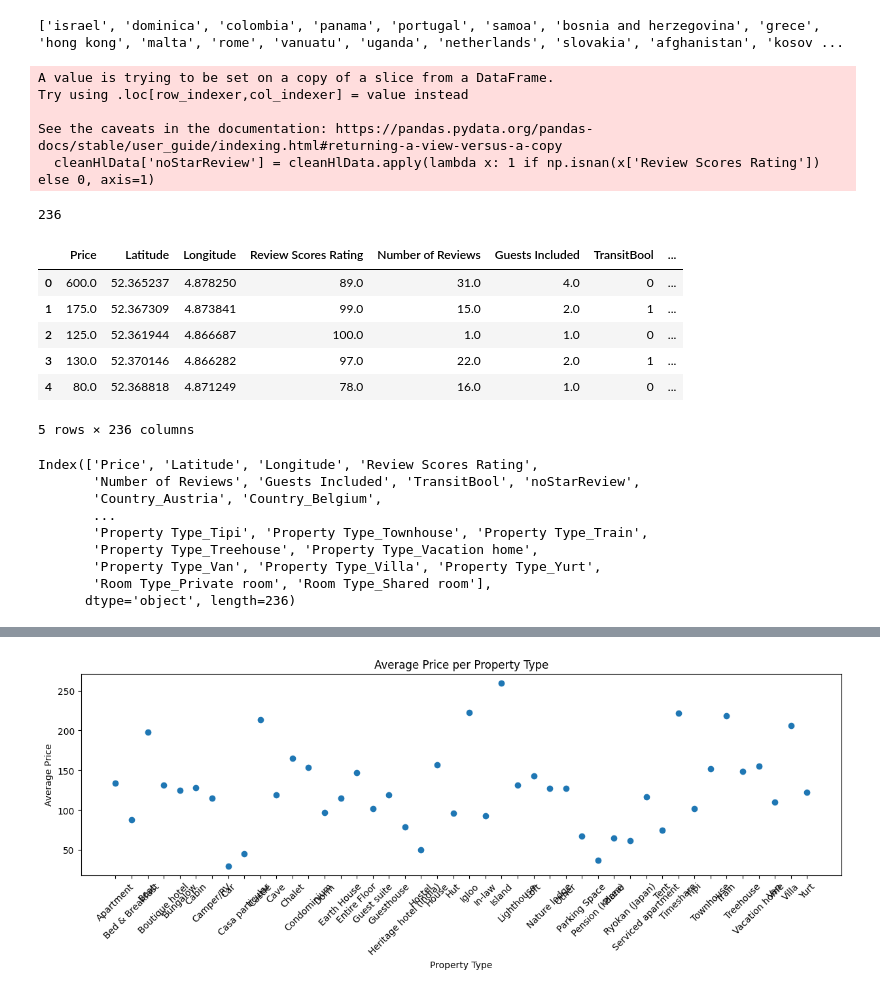
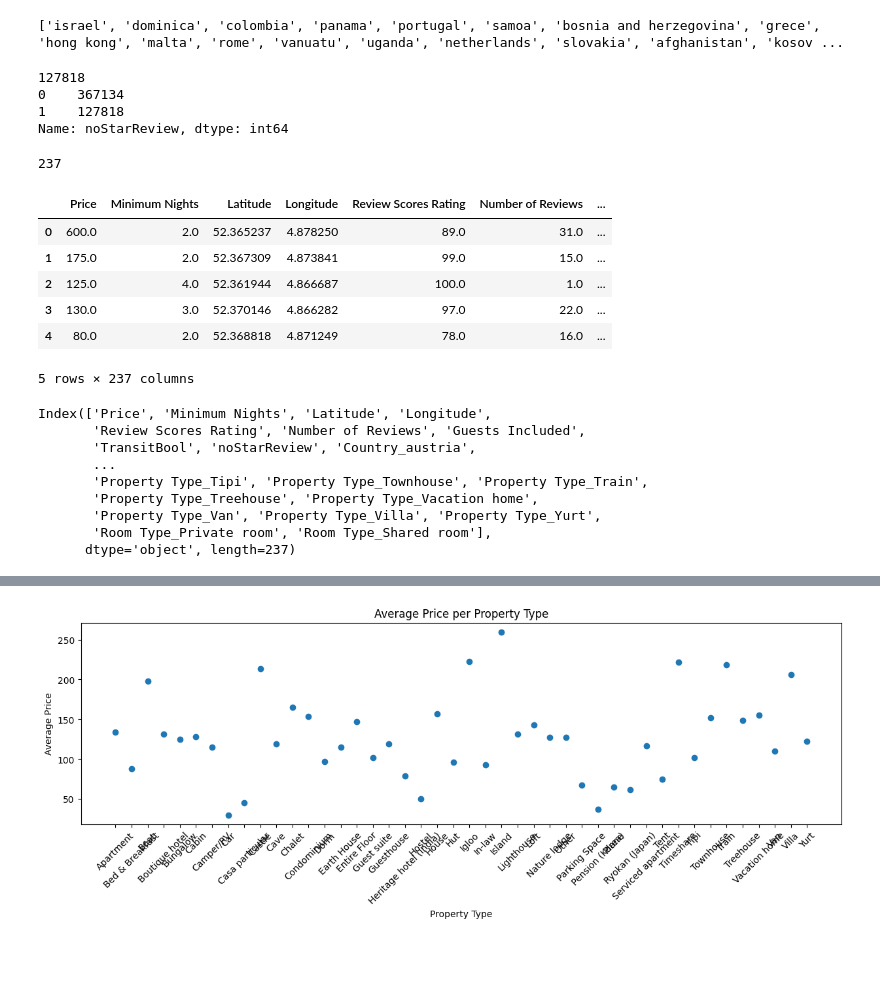
Before and after one commit to ninaschelter/Udacity-Projekt1, a Jupyter notebook: eval_airbnb_global.ipynb, the cells around one changed output, grey strips where cells are left out. Saved outputs shown, nothing was run; the diff lists cells and outputs as text; code cells hidden in the pictures; blank space fills up the shorter version.

```diff
--- a/eval_airbnb_global.ipynb
+++ b/eval_airbnb_global.ipynb
@@ -237,38 +223,44 @@ print(list(set(cleanHlData['Host Location'])))
 ['israel', 'dominica', 'colombia', 'panama', 'portugal', 'samoa', 'bosnia and herzegovina', 'grece', 'hong kong', 'malta', 'rome', 'vanuatu', 'uganda', 'netherlands', 'slovakia', 'afghanistan', 'kosov ...
 # %%
 # add a new column to dataSel which is 1 when Review scores rating = nan and 0 when not
-cleanHlData['noStarReview'] = cleanHlData.apply(lambda x: 1 if np.isnan(x['Review Scores Rating']) else 0, axis=1)
+selData['noStarReview'] = selData.apply(lambda x: 1 if np.isnan(x['Review Scores Rating']) else 0, axis=1)
+# check code
+# Assuming that df is your DataFrame and 'column_name' is the name of the column
+nanCount = selData['Review Scores Rating'].isna().sum()
+print(nanCount)
+
+# get sum of noStarReview
+print(selData['noStarReview'].value_counts())
 # %% [output]
-A value is trying to be set on a copy of a slice from a DataFrame.
-Try using .loc[row_indexer,col_indexer] = value instead
-
-See the caveats in the documentation: https://pandas.pydata.org/pandas-docs/stable/user_guide/indexing.html#returning-a-view-versus-a-copy
-  cleanHlData['noStarReview'] = cleanHlData.apply(lambda x: 1 if np.isnan(x['Review Scores Rating']) else 0, axis=1)
+127818
+0    367134
+1    127818
+Name: noStarReview, dtype: int64
 # %%
-dummySet = create_dummy_df(cleanHlData, catNames)
+dummySet = create_dummy_df(selData, catNames)
 print(len(dummySet.columns))
 display(dummySet.head(5))
 # %% [output]
-236
+237
-|  | Price | Latitude | Longitude | Review Scores Rating | Number of Reviews | Guests Included | TransitBool | ... |
-| 0 | 600.0 | 52.365237 | 4.878250 | 89.0 | 31.0 | 4.0 | 0 | ... |
-| 1 | 175.0 | 52.367309 | 4.873841 | 99.0 | 15.0 | 2.0 | 1 | ... |
-| 2 | 125.0 | 52.361944 | 4.866687 | 100.0 | 1.0 | 1.0 | 0 | ... |
-| 3 | 130.0 | 52.370146 | 4.866282 | 97.0 | 22.0 | 2.0 | 1 | ... |
-| 4 | 80.0 | 52.368818 | 4.871249 | 78.0 | 16.0 | 1.0 | 0 | ... |
+|  | Price | Minimum Nights | Latitude | Longitude | Review Scores Rating | Number of Reviews | ... |
+| 0 | 600.0 | 2.0 | 52.365237 | 4.878250 | 89.0 | 31.0 | ... |
+| 1 | 175.0 | 2.0 | 52.367309 | 4.873841 | 99.0 | 15.0 | ... |
+| 2 | 125.0 | 4.0 | 52.361944 | 4.866687 | 100.0 | 1.0 | ... |
+| 3 | 130.0 | 3.0 | 52.370146 | 4.866282 | 97.0 | 22.0 | ... |
+| 4 | 80.0 | 2.0 | 52.368818 | 4.871249 | 78.0 | 16.0 | ... |
-5 rows × 236 columns
+5 rows × 237 columns
 # %%
 dummySet.columns
 # %% [output]
-Index(['Price', 'Latitude', 'Longitude', 'Review Scores Rating',
-       'Number of Reviews', 'Guests Included', 'TransitBool', 'noStarReview',
-       'Country_Austria', 'Country_Belgium',
+Index(['Price', 'Minimum Nights', 'Latitude', 'Longitude',
+       'Review Scores Rating', 'Number of Reviews', 'Guests Included',
+       'TransitBool', 'noStarReview', 'Country_austria',
        ...
        'Property Type_Tipi', 'Property Type_Townhouse', 'Property Type_Train',
        'Property Type_Treehouse', 'Property Type_Vacation home',
        'Property Type_Van', 'Property Type_Villa', 'Property Type_Yurt',
        'Room Type_Private room', 'Room Type_Shared room'],
-      dtype='object', length=236)
+      dtype='object', length=237)
 # %%
 fill_mean = lambda col: col.fillna(col.mean()) # calculate the mean of the column and fill the missing values
 fill_mode = lambda col: col.fillna(col.mode())  # get the most common value of the column and fill the missing values
```
Also changed, not shown: parts of 17 cells of this notebook, 2 other files.
